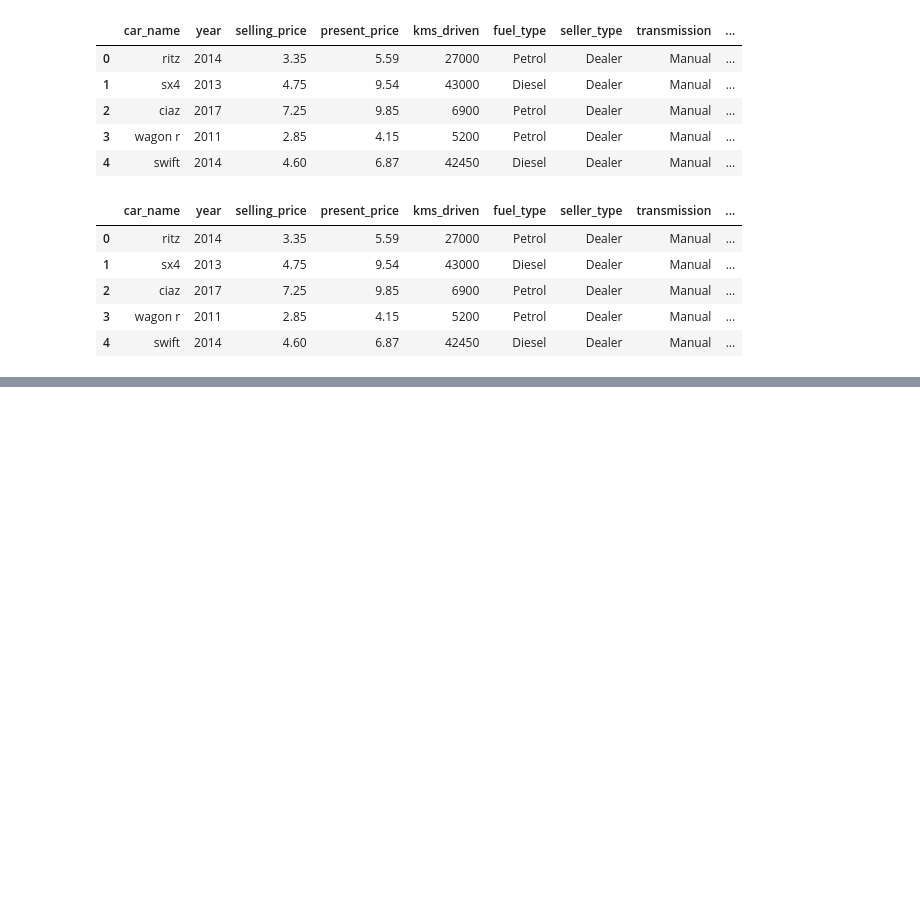
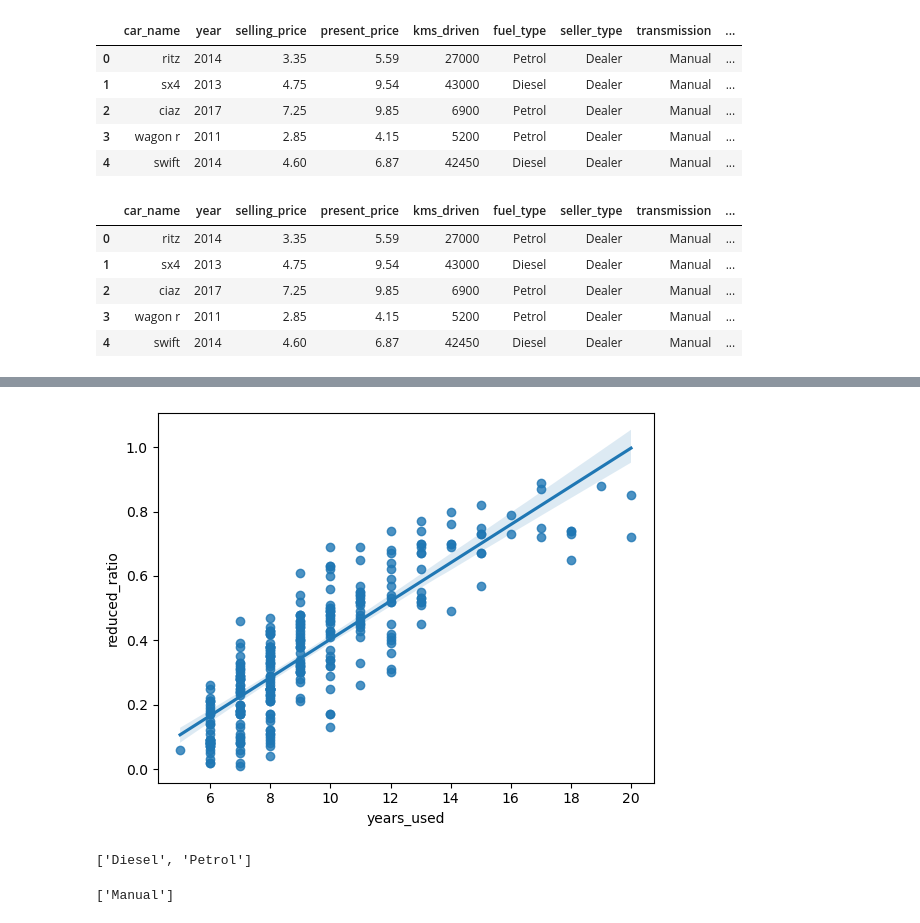
Before and after one commit to Bidkar2912/Car_Price_Prediction, a Jupyter notebook: Car_Price_Prediction.ipynb, the cells around one changed output, grey strips where cells are left out. Cells and saved outputs as stored; diff of their text form; code cells hidden in the pictures; blank space fills up the shorter version.

```diff
--- a/Car_Price_Prediction.ipynb
+++ b/Car_Price_Prediction.ipynb
@@ -232,0 +234,19 @@ plt.show()
+# %%
+sns.regplot( x = 'years_used', y = 'reduced_ratio', data = df_car)
+plt.show()
+# %% [output]
+[figure, added]
+# %%
+fuel_type_encode = pd.get_dummies(df_car['fuel_type'],dtype=int,
+                                  drop_first=True)
+fuel_type_encode_cols = fuel_type_encode.columns.tolist()
+fuel_type_encode_cols
+# %% [output]
+['Diesel', 'Petrol']
+# %%
+transmission_encode = pd.get_dummies(df_car['transmission'],dtype=int,
+                                    drop_first=True)
+transmission_encode_cols = transmission_encode.columns.tolist()
+transmission_encode_cols
+# %% [output]
+['Manual']
```
Also changed, not shown: parts of 29 cells of this notebook.
